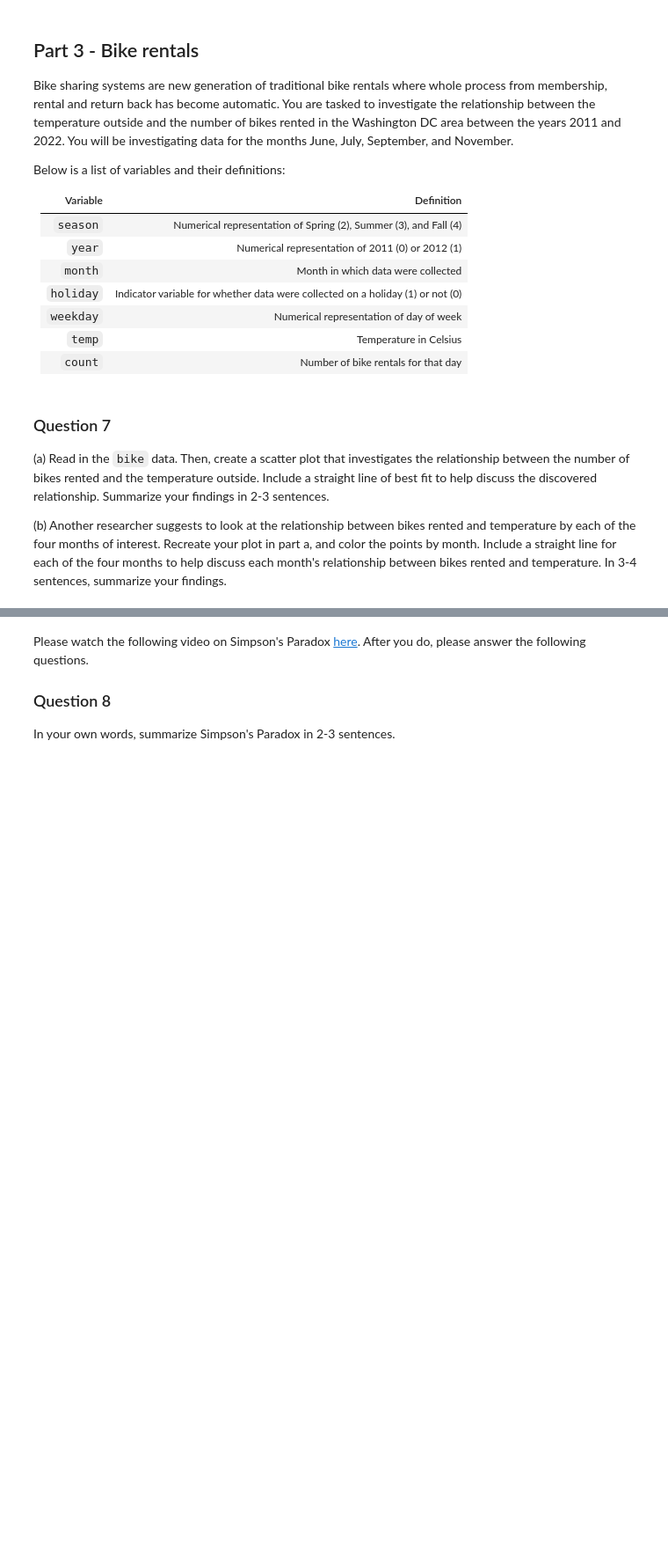
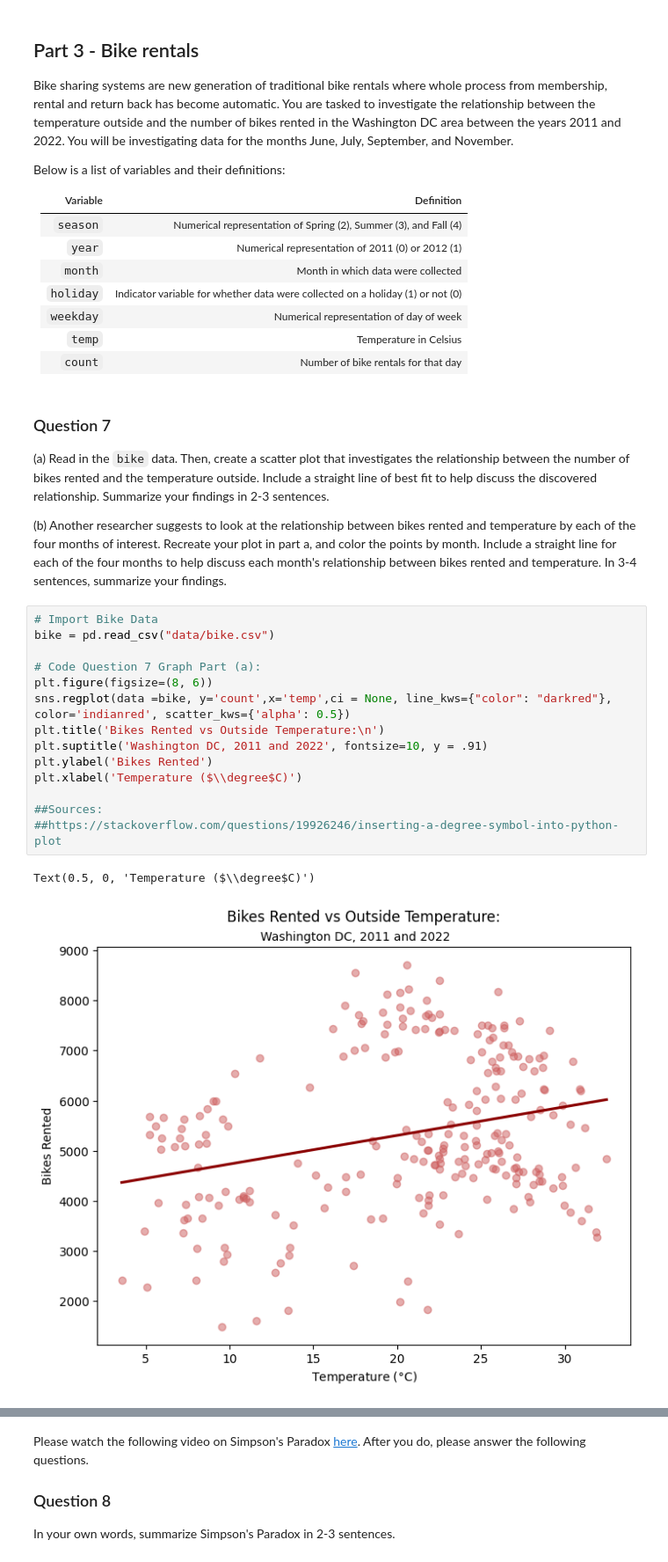
Before and after one commit to INFO-511-F24/lab-05-TheOutliers, a Jupyter notebook: lab-5.ipynb, the cells around one changed output, grey strips where cells are left out. Shown at 88% size. Cells and saved outputs as stored; diff of their text form; blank space fills up the shorter version.

Commit message:
Added Code for Question 7 Graphs (a and b)

```diff
--- a/lab-5.ipynb
+++ b/lab-5.ipynb
@@ -226,3 +226,20 @@ Below is a list of variables and their definitions:
     Recreate your plot in part a, and color the points by month.
     Include a straight line for each of the four months to help discuss each month's relationship between bikes rented and temperature.
     In 3-4 sentences, summarize your findings.
+# %%
+# Import Bike Data
+bike = pd.read_csv("data/bike.csv")
+
+# Code Question 7 Graph Part (a):
+plt.figure(figsize=(8, 6))
+sns.regplot(data =bike, y='count',x='temp',ci = None, line_kws={"color": "darkred"}, color='indianred', scatter_kws={'alpha': 0.5})
+plt.title('Bikes Rented vs Outside Temperature:\n')
+plt.suptitle('Washington DC, 2011 and 2022', fontsize=10, y = .91)
+plt.ylabel('Bikes Rented')
+plt.xlabel('Temperature ($\\degree$C)')
+
+##Sources:
+##https://stackoverflow.com/questions/19926246/inserting-a-degree-symbol-into-python-plot
+# %% [output]
+Text(0.5, 0, 'Temperature ($\\degree$C)')
+[figure, added]
```
Also changed, not shown: parts of 2 cells of this notebook.
